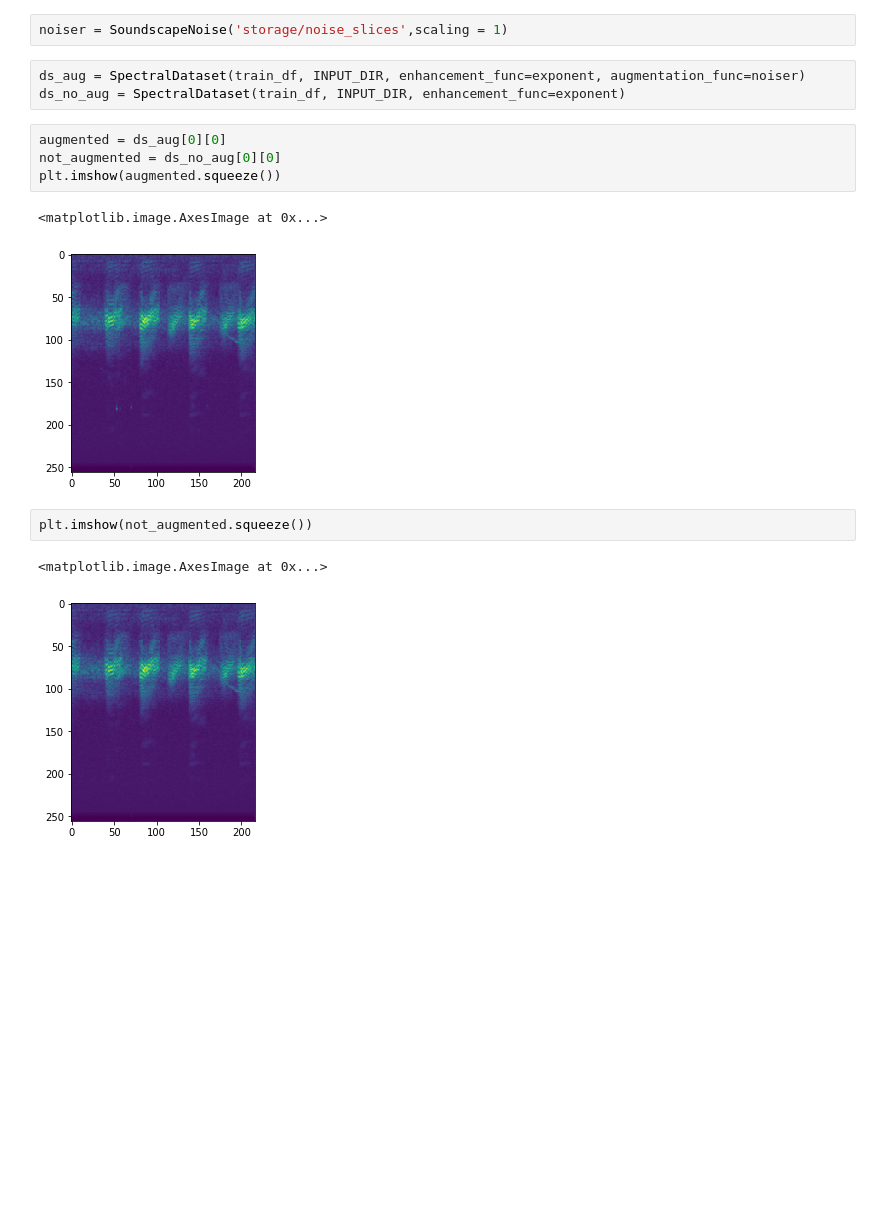
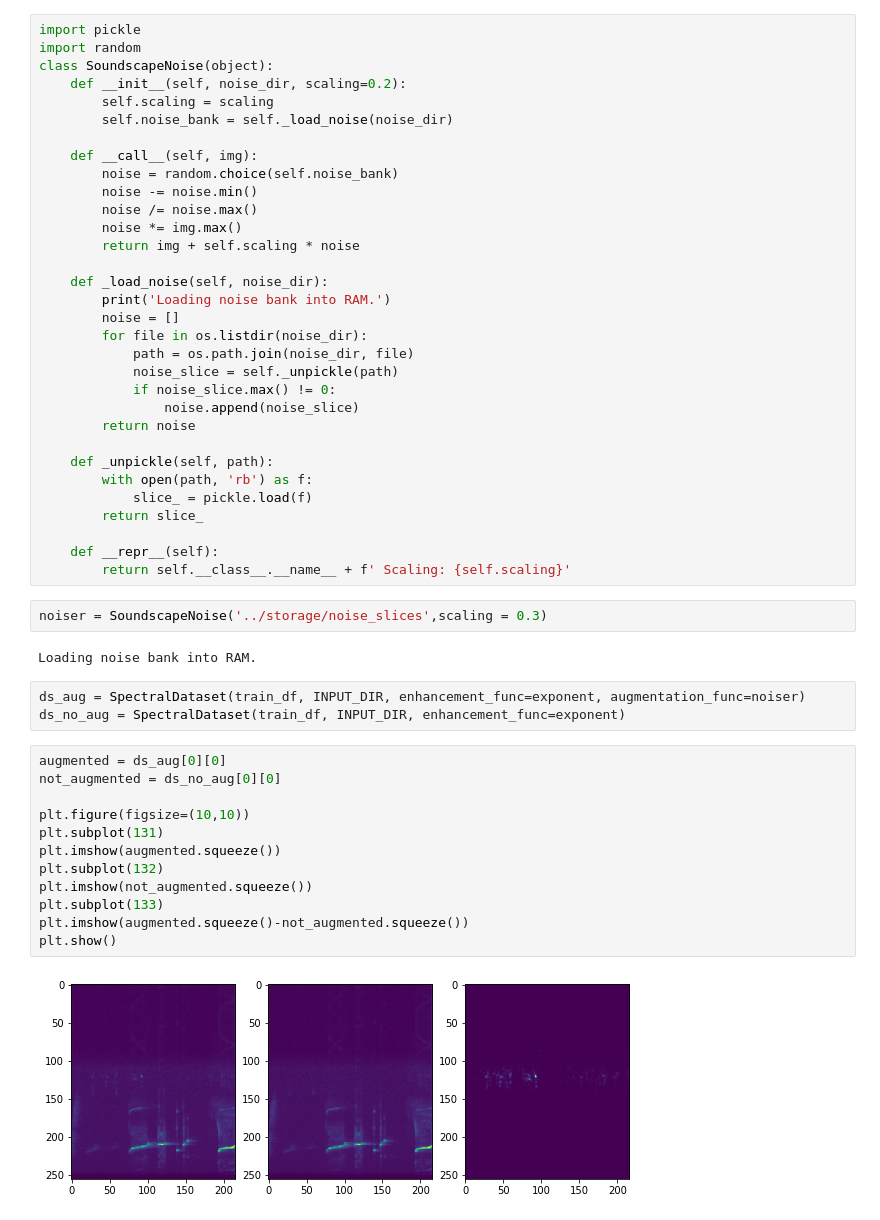
Before and after one commit to multavici/DSR-Bird-Song, a Jupyter notebook: Notebooks/Exmining Noise Augmentation.ipynb, the cells around one changed output. Cells and saved outputs as stored; diff of their text form; blank space fills up the shorter version.

Commit message:
Noise examination improved to show actual difference

```diff
--- a/Notebooks/Exmining Noise Augmentation.ipynb
+++ b/Notebooks/Exmining Noise Augmentation.ipynb
@@ -16,18 +15,54 @@ TRAIN = pd.read_csv('mel_slices_train.csv')
 train_df = upsample_df(TRAIN, 400)
+# %%
+import pickle
+import random
+class SoundscapeNoise(object):
+    def __init__(self, noise_dir, scaling=0.2):
+        self.scaling = scaling
+        self.noise_bank = self._load_noise(noise_dir)
+
+    def __call__(self, img):
+        noise = random.choice(self.noise_bank)
+        noise -= noise.min()
+        noise /= noise.max()
+        noise *= img.max()
+        return img + self.scaling * noise
+
+    def _load_noise(self, noise_dir):
+        print('Loading noise bank into RAM.')
+        noise = []
+        for file in os.listdir(noise_dir):
+            path = os.path.join(noise_dir, file)
+            noise_slice = self._unpickle(path)
+            if noise_slice.max() != 0:
+                noise.append(noise_slice)
+        return noise
+
+    def _unpickle(self, path):
+        with open(path, 'rb') as f:
+            slice_ = pickle.load(f)
+        return slice_
+
+    def __repr__(self):
+        return self.__class__.__name__ + f' Scaling: {self.scaling}'
 # %%
-noiser = SoundscapeNoise('storage/noise_slices',scaling = 1)
+noiser = SoundscapeNoise('../storage/noise_slices',scaling = 0.3)
+# %% [output]
+Loading noise bank into RAM.
 # %%
 ds_aug = SpectralDataset(train_df, INPUT_DIR, enhancement_func=exponent, augmentation_func=noiser)
 ds_no_aug = SpectralDataset(train_df, INPUT_DIR, enhancement_func=exponent)
 # %%
 augmented = ds_aug[0][0]
 not_augmented = ds_no_aug[0][0]
+
+plt.figure(figsize=(10,10))
+plt.subplot(131)
 plt.imshow(augmented.squeeze())
+plt.subplot(132)
+plt.imshow(not_augmented.squeeze())
+plt.subplot(133)
+plt.imshow(augmented.squeeze()-not_augmented.squeeze())
+plt.show()
 # %% [output]
-<matplotlib.image.AxesImage at 0x...>
-[figure, old version]
+[figure, new version]
-# %%
-plt.imshow(not_augmented.squeeze())
-# %% [output]
-<matplotlib.image.AxesImage at 0x...>
-[figure, removed]
```
Also changed, not shown: parts of 10 cells of this notebook.
